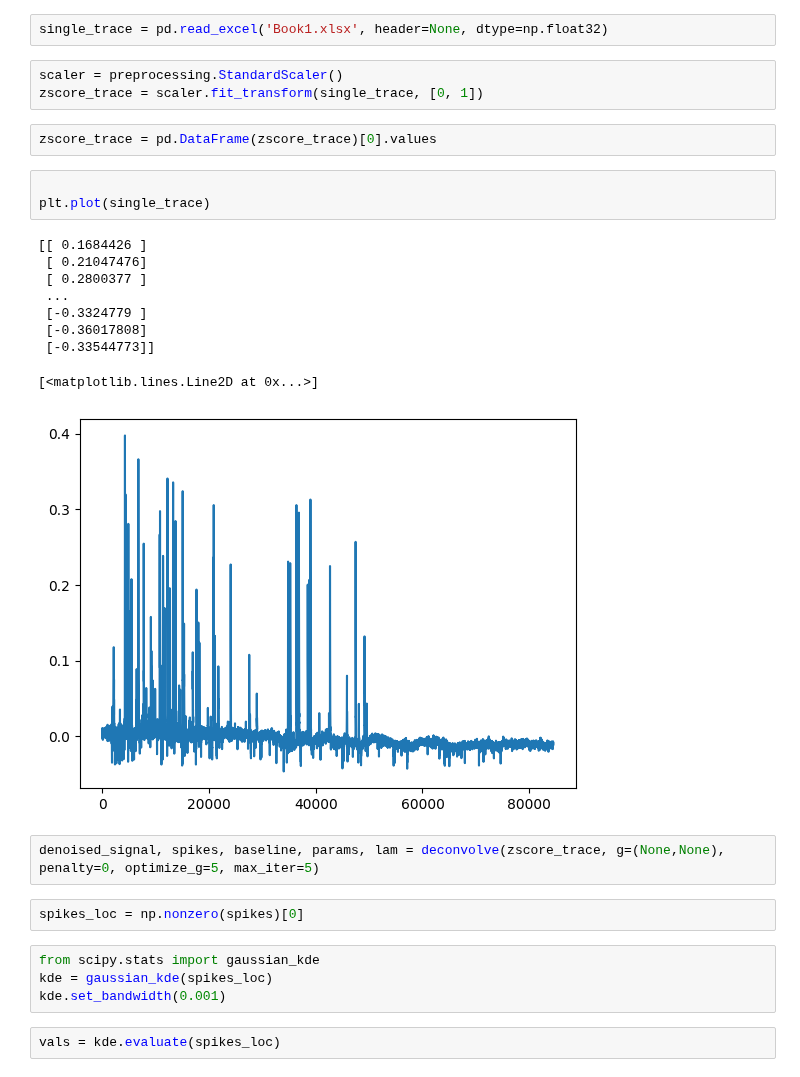
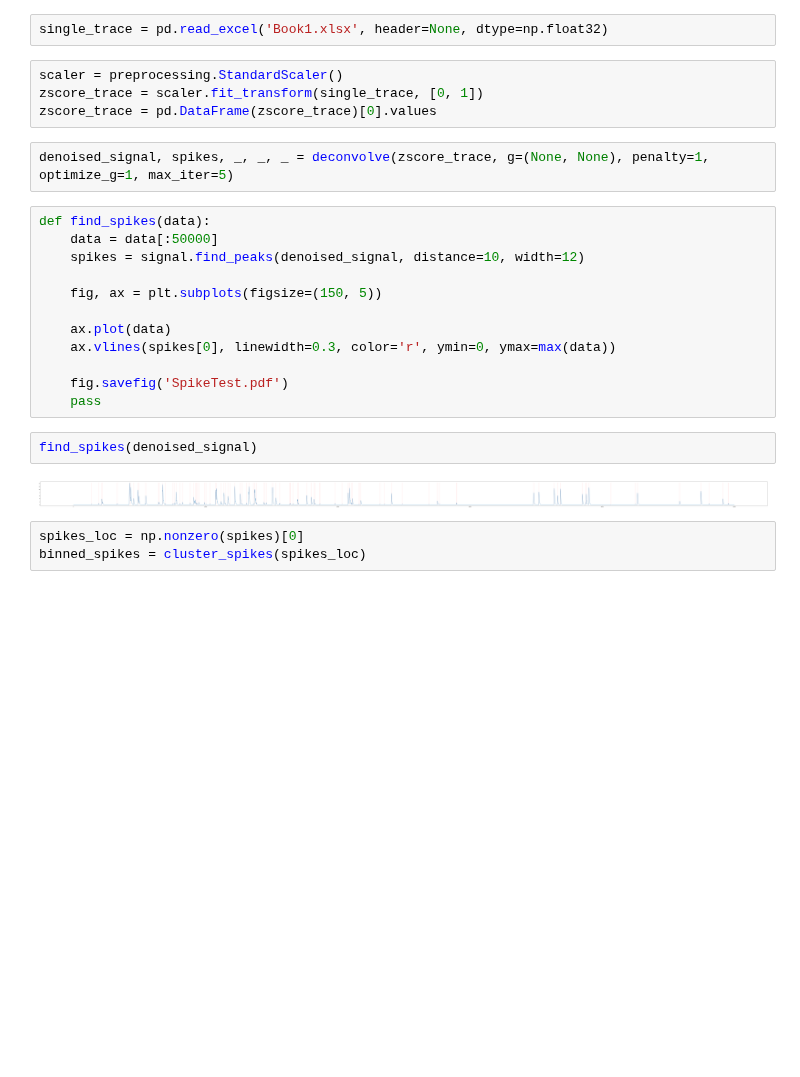
Before and after one commit to OlfactoryBehaviorLab/Imaging-Analysis-Notebook-Templates, a Jupyter notebook: DeconvolutionTest.ipynb, the cells around one changed output. Cells and saved outputs as stored; diff of their text form; blank space fills up the shorter version.

```diff
--- a/DeconvolutionTest.ipynb
+++ b/DeconvolutionTest.ipynb
@@ -13,28 +35,25 @@ single_trace = pd.read_excel('Book1.xlsx', header=None, dtype=np.float32)
 # %%
 scaler = preprocessing.StandardScaler()
 zscore_trace = scaler.fit_transform(single_trace, [0, 1])
+zscore_trace = pd.DataFrame(zscore_trace)[0].values
-# %%
-zscore_trace = pd.DataFrame(zscore_trace)[0].values
-# %%
-
-plt.plot(single_trace)
-# %% [output]
-[[ 0.1684426 ]
- [ 0.21047476]
- [ 0.2800377 ]
- ...
- [-0.3324779 ]
- [-0.36017808]
- [-0.33544773]]
-[<matplotlib.lines.Line2D at 0x...>]
-[figure, removed]
 # %%
-denoised_signal, spikes, baseline, params, lam = deconvolve(zscore_trace, g=(None,None), penalty=0, optimize_g=5, max_iter=5)
+denoised_signal, spikes, _, _, _ = deconvolve(zscore_trace, g=(None, None), penalty=1, optimize_g=1, max_iter=5)
+# %%
+def find_spikes(data):
+    data = data[:50000]
+    spikes = signal.find_peaks(denoised_signal, distance=10, width=12)
+
+    fig, ax = plt.subplots(figsize=(150, 5))
+
+    ax.plot(data)
+    ax.vlines(spikes[0], linewidth=0.3, color='r', ymin=0, ymax=max(data))
+
+    fig.savefig('SpikeTest.pdf')
+    pass
+# %%
+find_spikes(denoised_signal)
+# %% [output]
+[figure, added]
 # %%
 spikes_loc = np.nonzero(spikes)[0]
+binned_spikes = cluster_spikes(spikes_loc)
-# %%
-from scipy.stats import gaussian_kde
-kde = gaussian_kde(spikes_loc)
-kde.set_bandwidth(0.001)
-# %%
-vals = kde.evaluate(spikes_loc)
```
Also changed, not shown: parts of 6 cells of this notebook, 8 other files.
